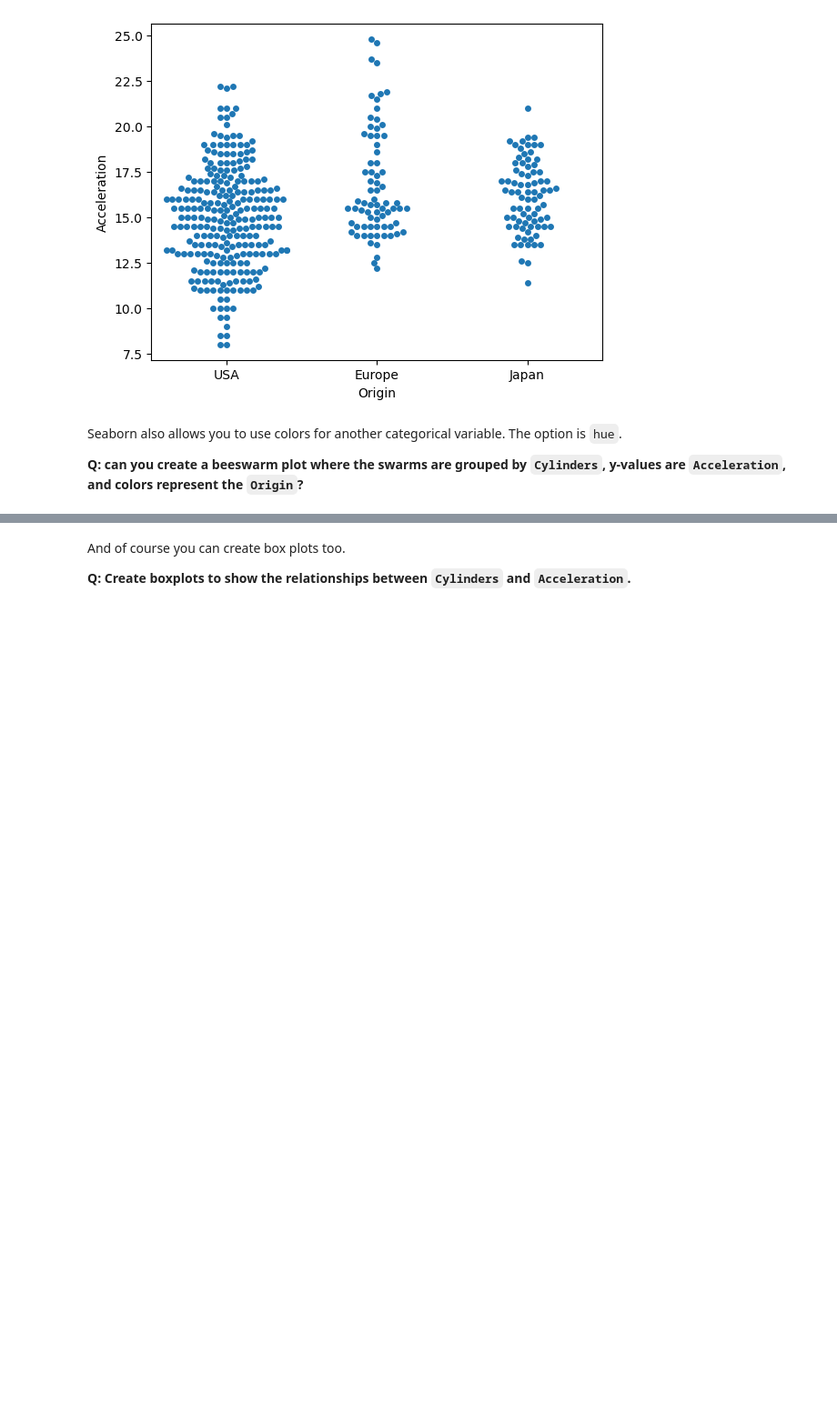
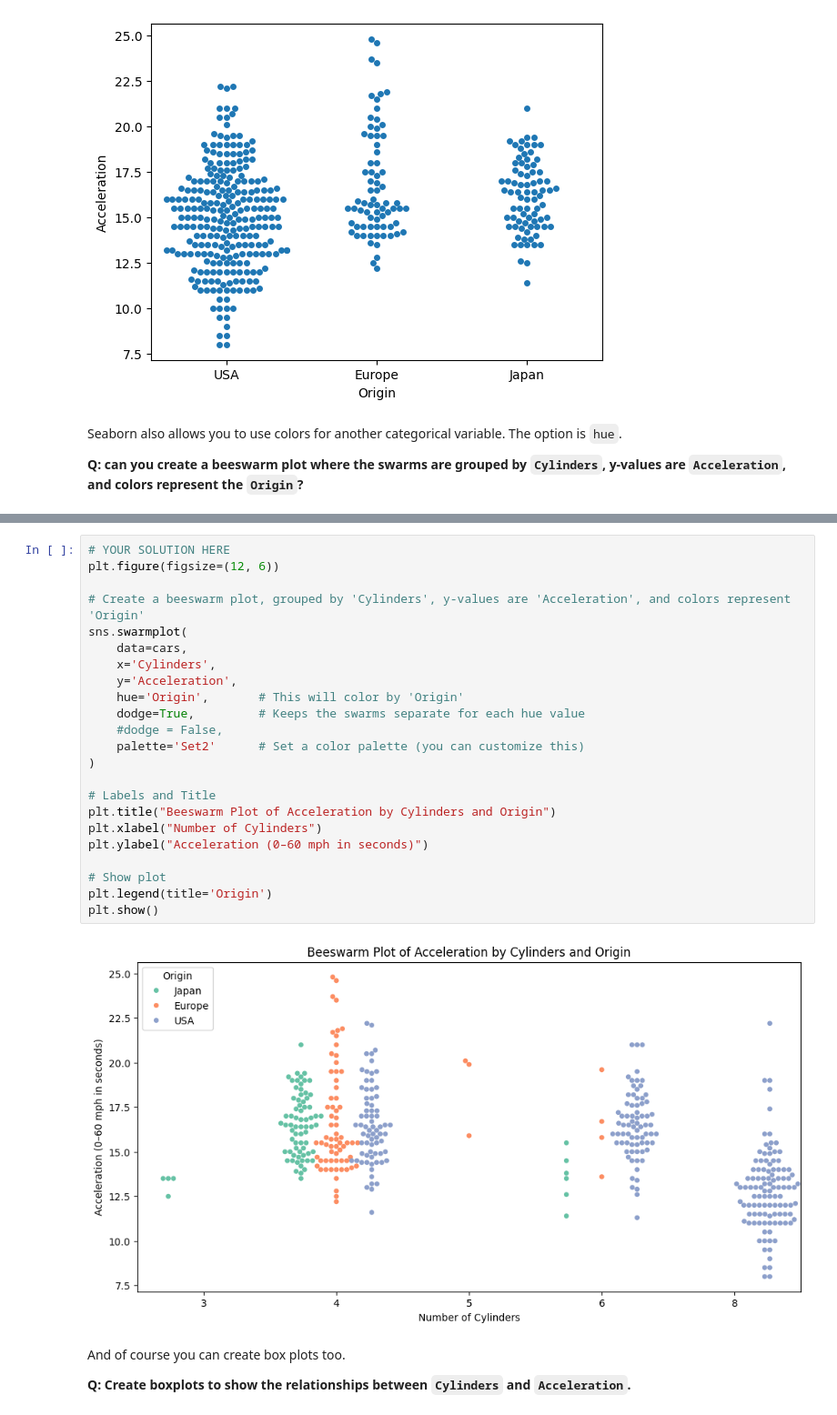
Before and after one commit to KSachin13/dataviz, a Jupyter notebook: docs/w06-encoding/assigment_m06A_visual_encoding.ipynb, the cells around one changed output, grey strips where cells are left out. Shown at 91% size. Drawn from its saved outputs; the diff is of its cells as text; blank space fills up the shorter version.

```diff
--- a/docs/w06-encoding/assigment_m06A_visual_encoding.ipynb
+++ b/docs/w06-encoding/assigment_m06A_visual_encoding.ipynb
@@ -337,3 +356,28 @@ Seaborn also allows you to use colors for another categorical variable. The opti
+# %%
+# YOUR SOLUTION HERE
+plt.figure(figsize=(12, 6))
+
+# Create a beeswarm plot, grouped by 'Cylinders', y-values are 'Acceleration', and colors represent 'Origin'
+sns.swarmplot(
+    data=cars,
+    x='Cylinders',
+    y='Acceleration',
+    hue='Origin',       # This will color by 'Origin'
+    dodge=True,         # Keeps the swarms separate for each hue value
+    #dodge = False,
+    palette='Set2'      # Set a color palette (you can customize this)
+)
+
+# Labels and Title
+plt.title("Beeswarm Plot of Acceleration by Cylinders and Origin")
+plt.xlabel("Number of Cylinders")
+plt.ylabel("Acceleration (0–60 mph in seconds)")
+
+# Show plot
+plt.legend(title='Origin')
+plt.show()
+# %% [output]
+[figure, added]
 # %% [markdown]
 And of course you can create box plots too.
 
```
Also changed, not shown: parts of 4 cells of this notebook.
